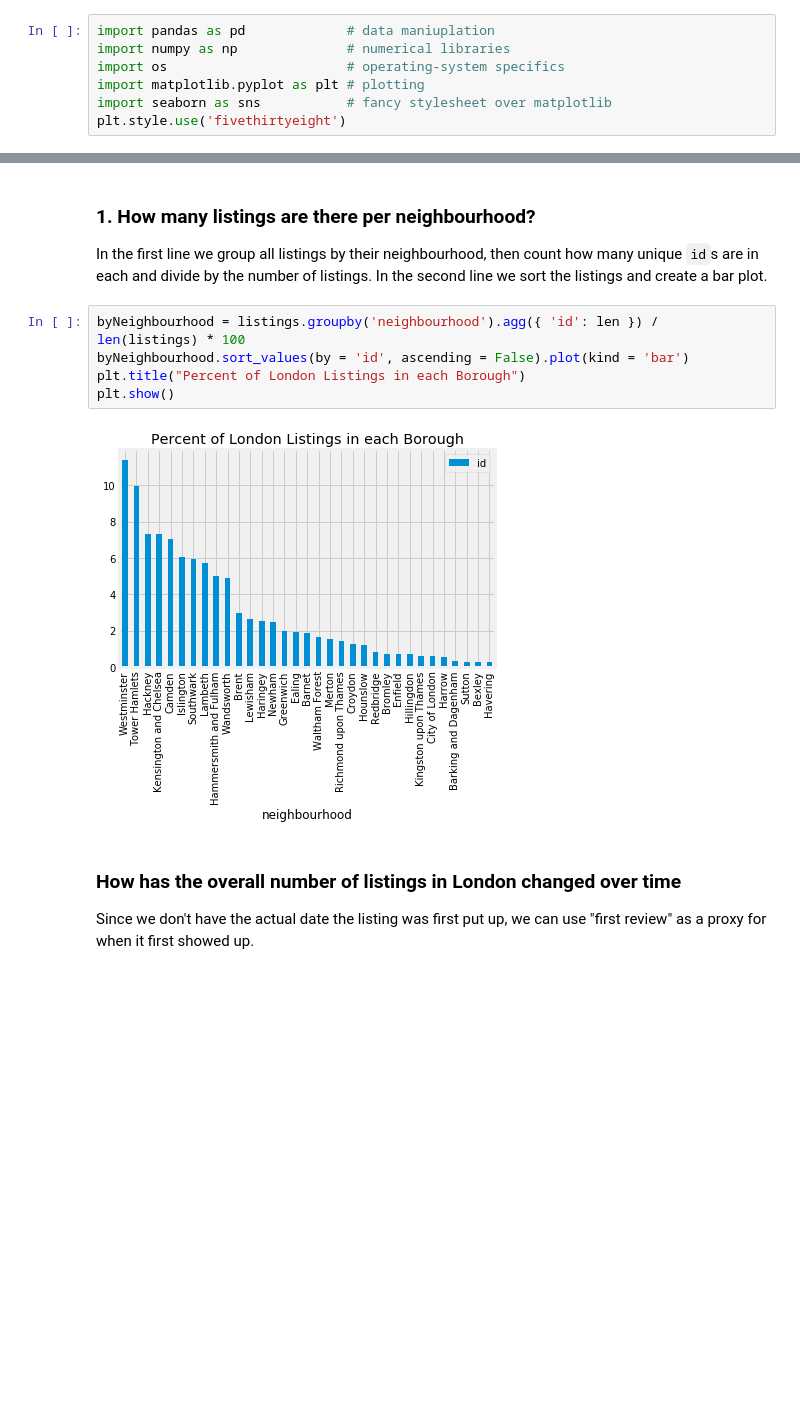
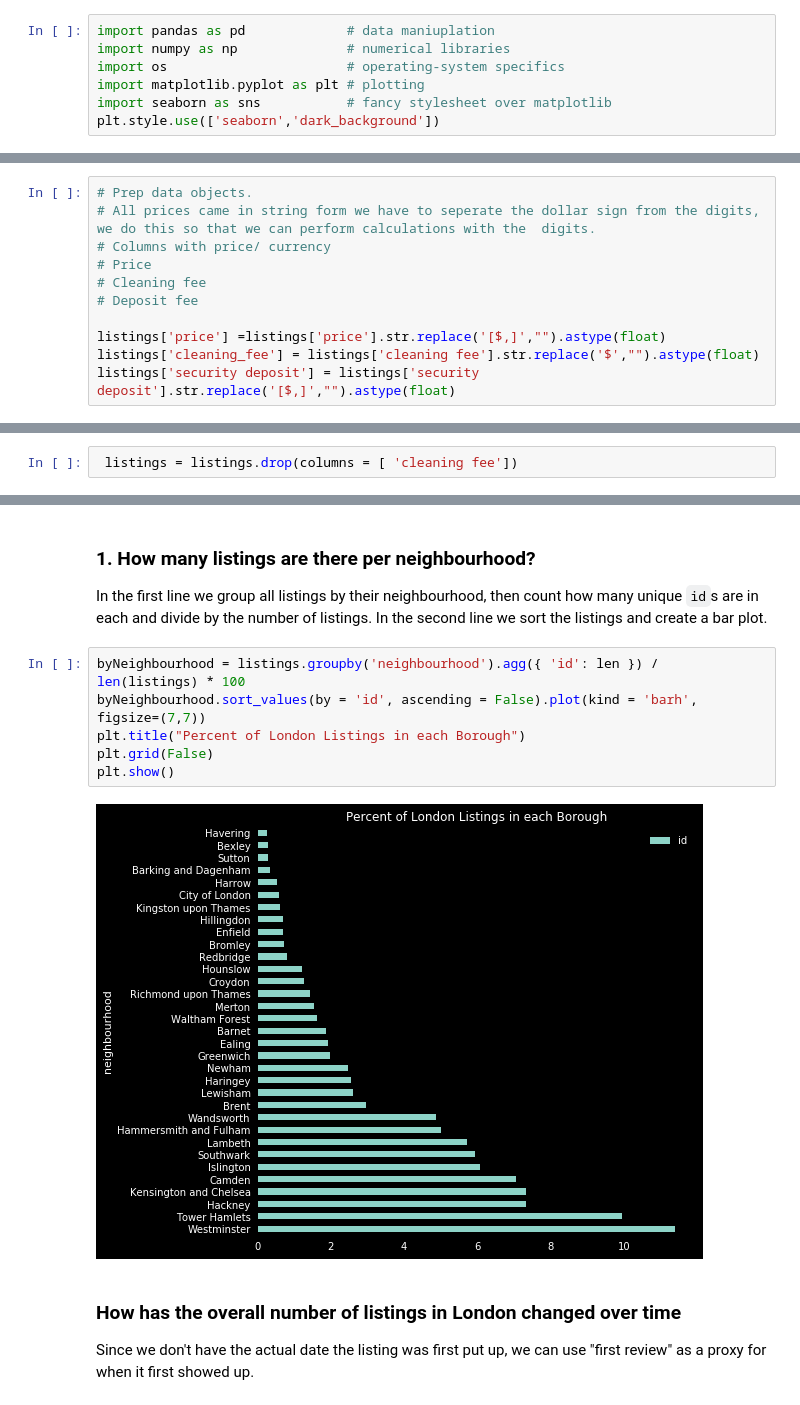
Before and after one commit to MrRutledge/Opendata_Hackathon, a Jupyter notebook: AirBnb/Storytelling/AirBnB_DataAnalysis_Ldn.ipynb, the cells around one changed output, grey strips where cells are left out. Cells and saved outputs as stored; diff of their text form; blank space fills up the shorter version.

```diff
--- a/AirBnb/Storytelling/AirBnB_DataAnalysis_Ldn.ipynb
+++ b/AirBnb/Storytelling/AirBnB_DataAnalysis_Ldn.ipynb
@@ -14,4 +14,4 @@ import numpy as np              # numerical libraries
 import os                       # operating-system specifics
 import matplotlib.pyplot as plt # plotting
 import seaborn as sns           # fancy stylesheet over matplotlib
-plt.style.use('fivethirtyeight')
+plt.style.use(['seaborn','dark_background'])
@@ -119,0 +139,11 @@ listings['last review']  = pd.to_datetime(listings['last review'])
+# %%
+# Prep data objects.
+# All prices came in string form we have to seperate the dollar sign from the digits, we do this so that we can perform calculations with the  digits.
+# Columns with price/ currency
+# Price
+# Cleaning fee
+# Deposit fee
+
+listings['price'] =listings['price'].str.replace('[$,]',"").astype(float)
+listings['cleaning_fee'] = listings['cleaning fee'].str.replace('$',"").astype(float)
+listings['security deposit'] = listings['security deposit'].str.replace('[$,]',"").astype(float)
@@ -119,0 +163,2 @@ listings['last review']  = pd.to_datetime(listings['last review'])
+# %%
+ listings = listings.drop(columns = [ 'cleaning fee'])
@@ -181,11 +230,12 @@ In the first line we group all listings by their neighbourhood, then count how m
 In the second line we sort the listings and create a bar plot.
 # %%
 byNeighbourhood = listings.groupby('neighbourhood').agg({ 'id': len }) / len(listings) * 100
-byNeighbourhood.sort_values(by = 'id', ascending = False).plot(kind = 'bar')
+byNeighbourhood.sort_values(by = 'id', ascending = False).plot(kind = 'barh', figsize=(7,7))
 plt.title("Percent of London Listings in each Borough")
+plt.grid(False)
 plt.show()
 # %% [output]
-[figure, old version]
+[figure, new version]
 # %% [markdown]
 ### How has the overall number of listings in London changed over time
 
```
Also changed, not shown: parts of 39 cells of this notebook.
